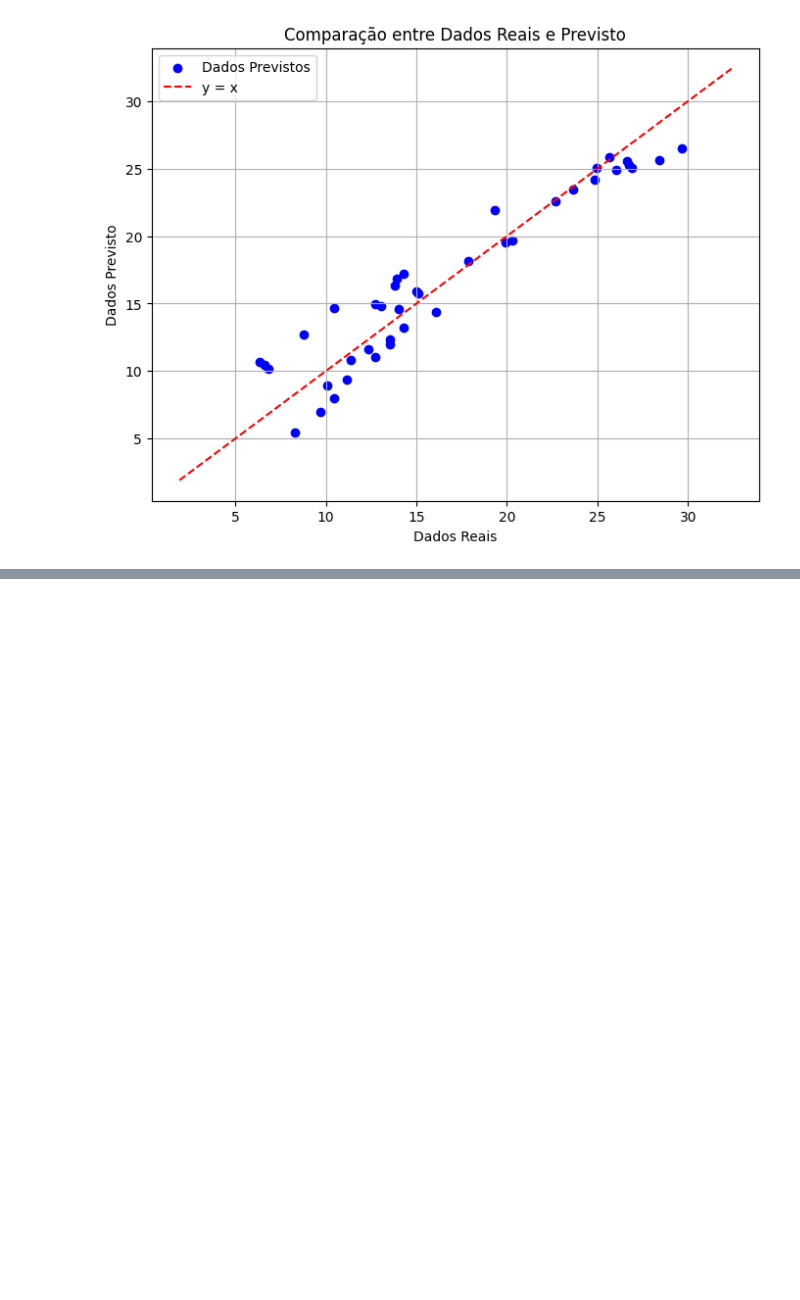
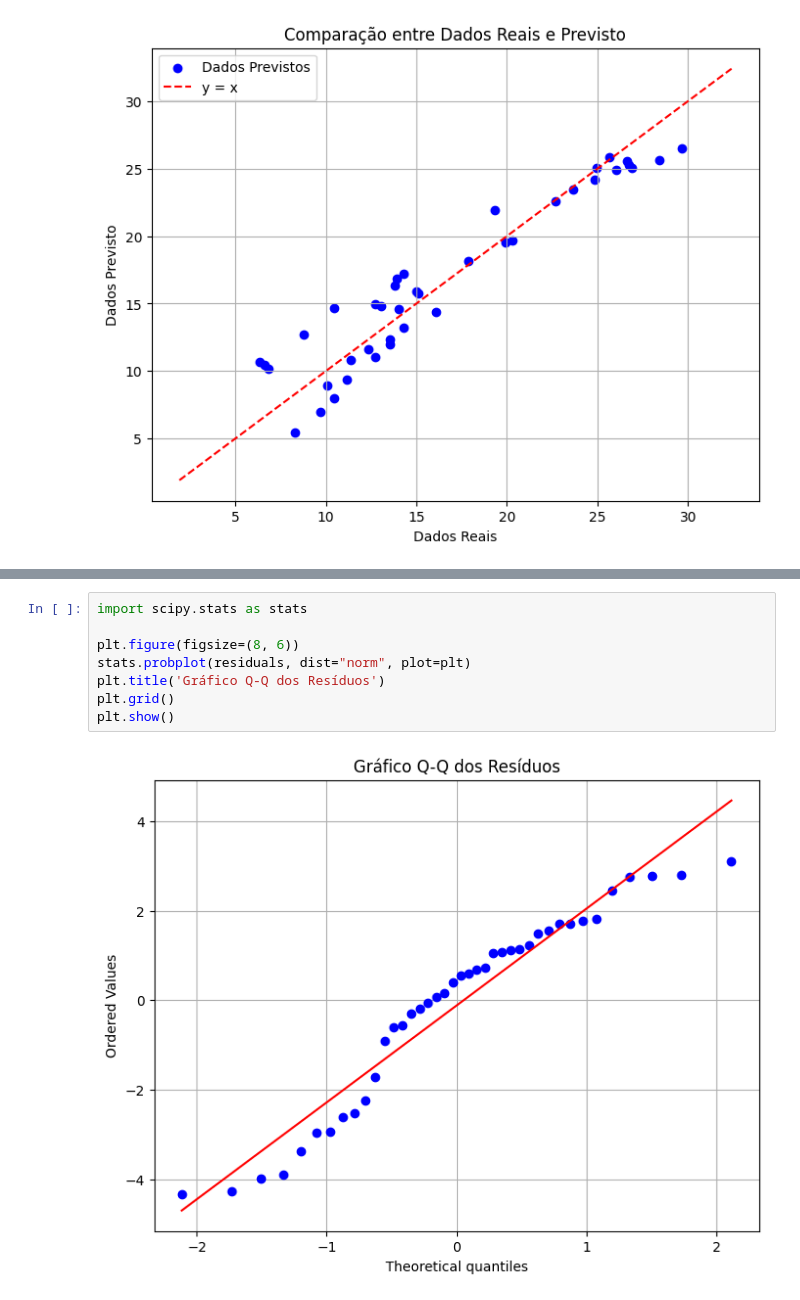
Before and after one commit to andressa80/Estat-stica, a Jupyter notebook: regressao/Análise_de_regressão.ipynb, the cells around one changed output, grey strips where cells are left out. Drawn from its saved outputs; the diff is of its cells as text; blank space fills up the shorter version.

```diff
--- a/regressao/Análise_de_regressão.ipynb
+++ b/regressao/Análise_de_regressão.ipynb
@@ -120,0 +150,10 @@ plt.show()
+# %%
+import scipy.stats as stats
+
+plt.figure(figsize=(8, 6))
+stats.probplot(residuals, dist="norm", plot=plt)
+plt.title('Gráfico Q-Q dos Resíduos')
+plt.grid()
+plt.show()
+# %% [output]
+[figure, added]
```
Also changed, not shown: parts of 12 cells of this notebook, 11 other files.
